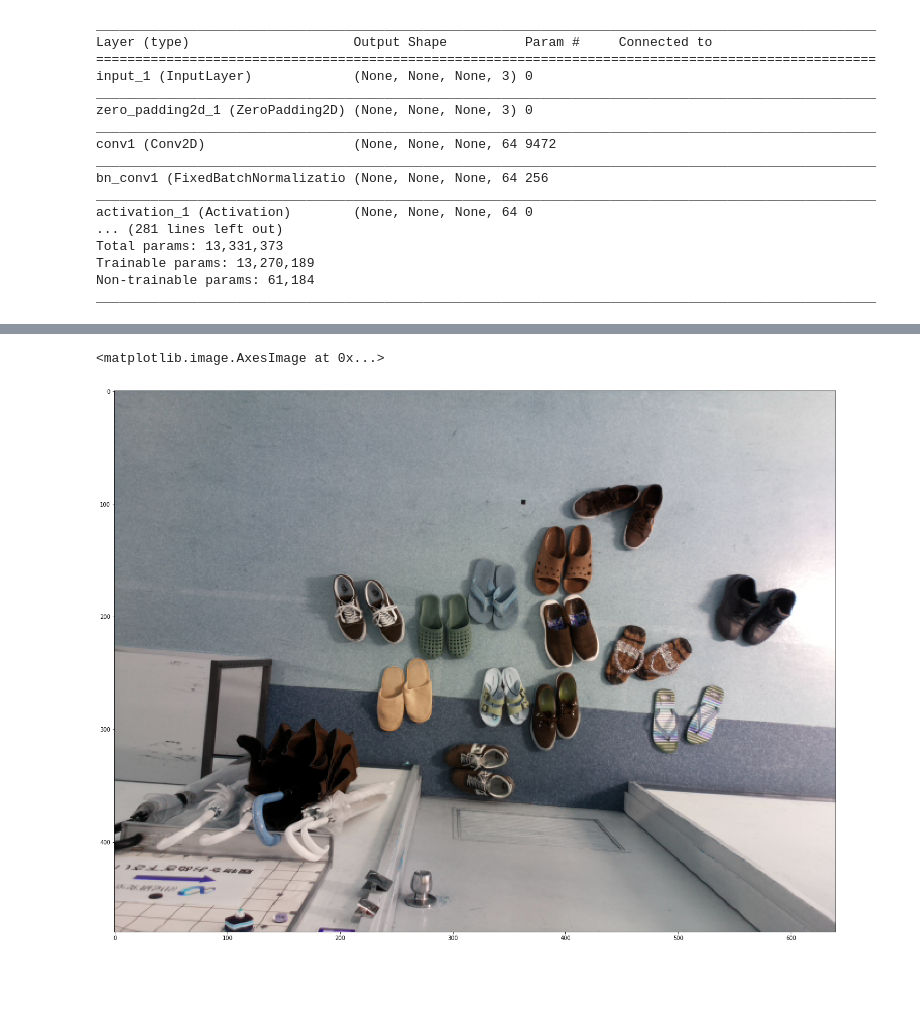
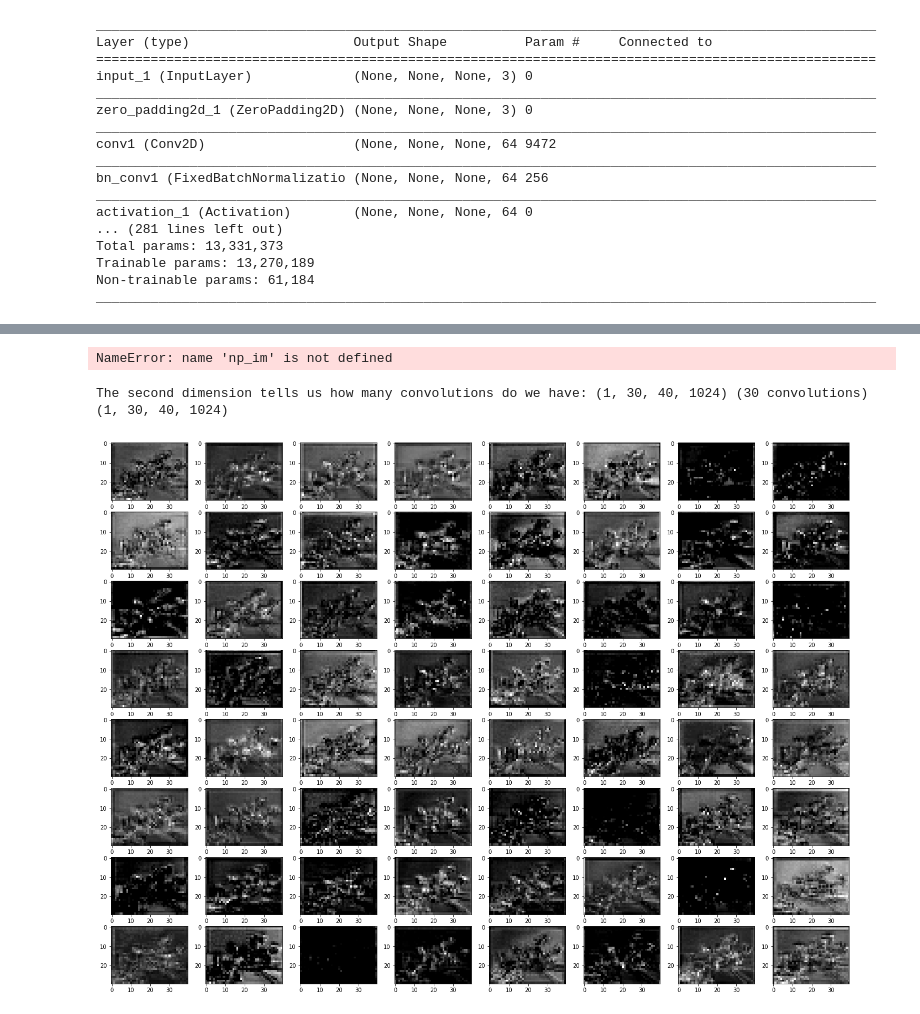
Before and after one commit to nobuyukioishi/shoesDetector, a Jupyter notebook: Visualize.ipynb, the cells around one changed output, grey strips where cells are left out. Cells and saved outputs as stored; diff of their text form; code cells hidden in the pictures; blank space fills up the shorter version.

Commit message:
edited visualize.ipynb added show_activation function

```diff
--- a/Visualize.ipynb
+++ b/Visualize.ipynb
@@ -210,17 +165,58 @@ fig_size  = np.array([24,18])
 plt.rcParams["figure.figsize"] = fig_size
 # %%
 # input img
-fileName= "1.png"
-#prepare input picture
-im = cv2.imread(fileName)
-if im is None:
-	print("no image file selected")
-# im=cv2.resize(im, (56,56))
-imNP = np.asarray(im)
-a= [imNP.reshape(-1,imNP.shape[0],imNP.shape[1],imNP.shape[2]), 0]
+def load_img(fileName):
+    #prepare input picture
+    im = cv2.imread(fileName)
+    if im is None:
+        print("no image file selected")
+    # im=cv2.resize(im, (56,56))
+    imNP = np.asarray(im)
+    a= [imNP.reshape(-1,imNP.shape[0],imNP.shape[1],imNP.shape[2]), 0]
+    return a
+np_img = load_img("1.png")
 # %%
-plt.imshow(im)
+plt.imshow(np_im)
 # %% [output]
-<matplotlib.image.AxesImage at 0x...>
+NameError: name 'np_im' is not defined
-[figure, removed]
+# %%
+indeex = 141
+layer_output = K.function([model_rpn.layers[0].input, K.learning_phase()], [model_rpn.layers[indeex].output])
+layer_output = layer_output(np_img)[0]
+
+print('The second dimension tells us how many convolutions do we have: %s (%d convolutions)' % (str(layer_output.shape),layer_output.shape[1]))
+print(layer_output.shape)
+numberConvolution=layer_output.shape[3]
+b= int(numberConvolution/8)
+a= int(numberConvolution/b)
+
+i=1
+fig = plt.figure()
+fig.canvas.set_window_title('My Window Title')
+# print("layer_output =")
+# print(layer_output.shape)
+# one_filter_output = np.rollaxis(layer_output, 3)[0]
+# plt.imshow(one_filter_output[0],'gray')
+
+for onePic in np.rollaxis(layer_output, 3):
+#     if filterNum is 1:
+#         plt.subplot(2, 1, 1)
+#         plt.imshow(onePic[0], 'gray')
+#         continue
+#     if filterNum is 2:
+#         plt.subplot(2, 1, 2)
+#         plt.imshow(onePic[0], 'gray')
+#         continue
+    if i > 64:
+        break
+
+    plt.subplot(8, 8, i)
+    plt.imshow(onePic[0], 'gray')
+    i= i+1
+
+plt.show()
+# %% [output]
+The second dimension tells us how many convolutions do we have: (1, 30, 40, 1024) (30 convolutions)
+(1, 30, 40, 1024)
+[figure, added]
 # %%
```
Also changed, not shown: parts of 11 cells of this notebook, 2 other files.
